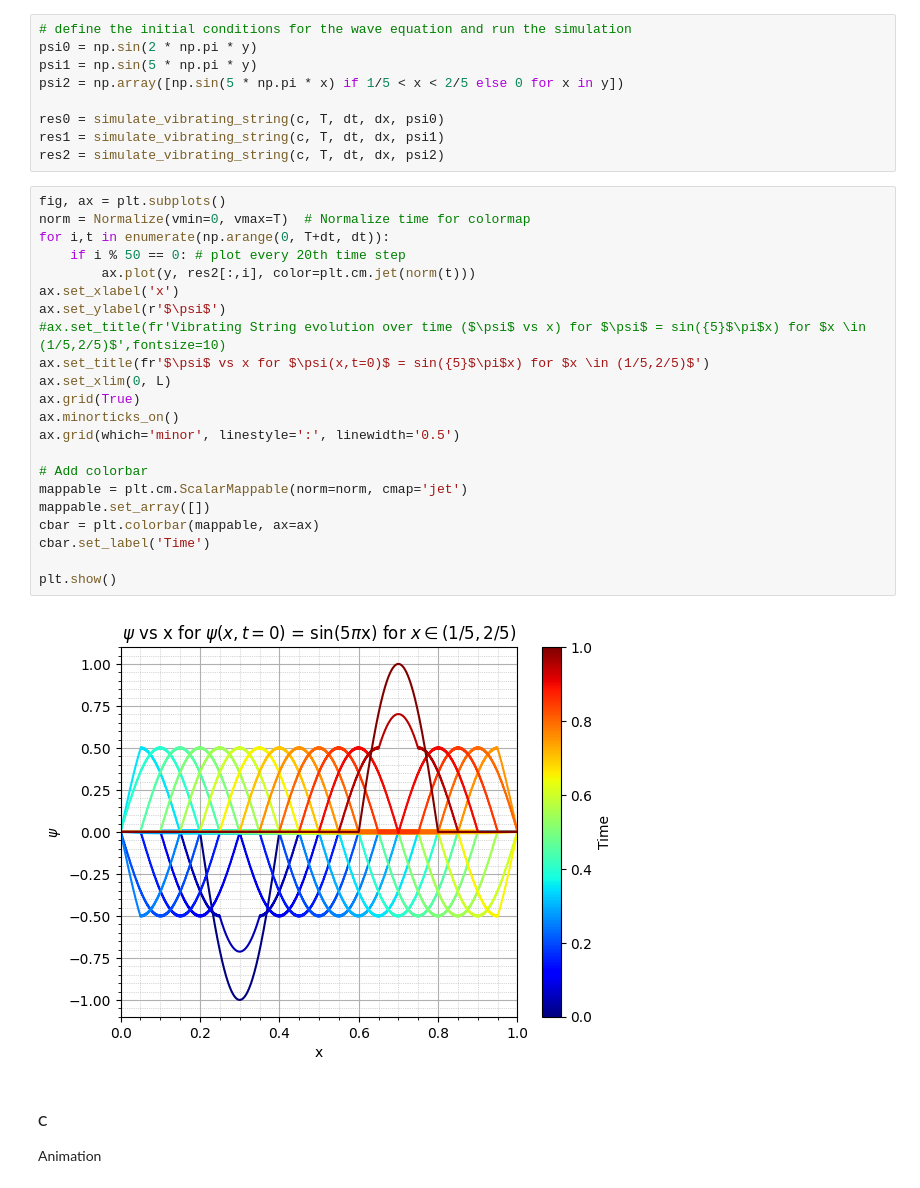
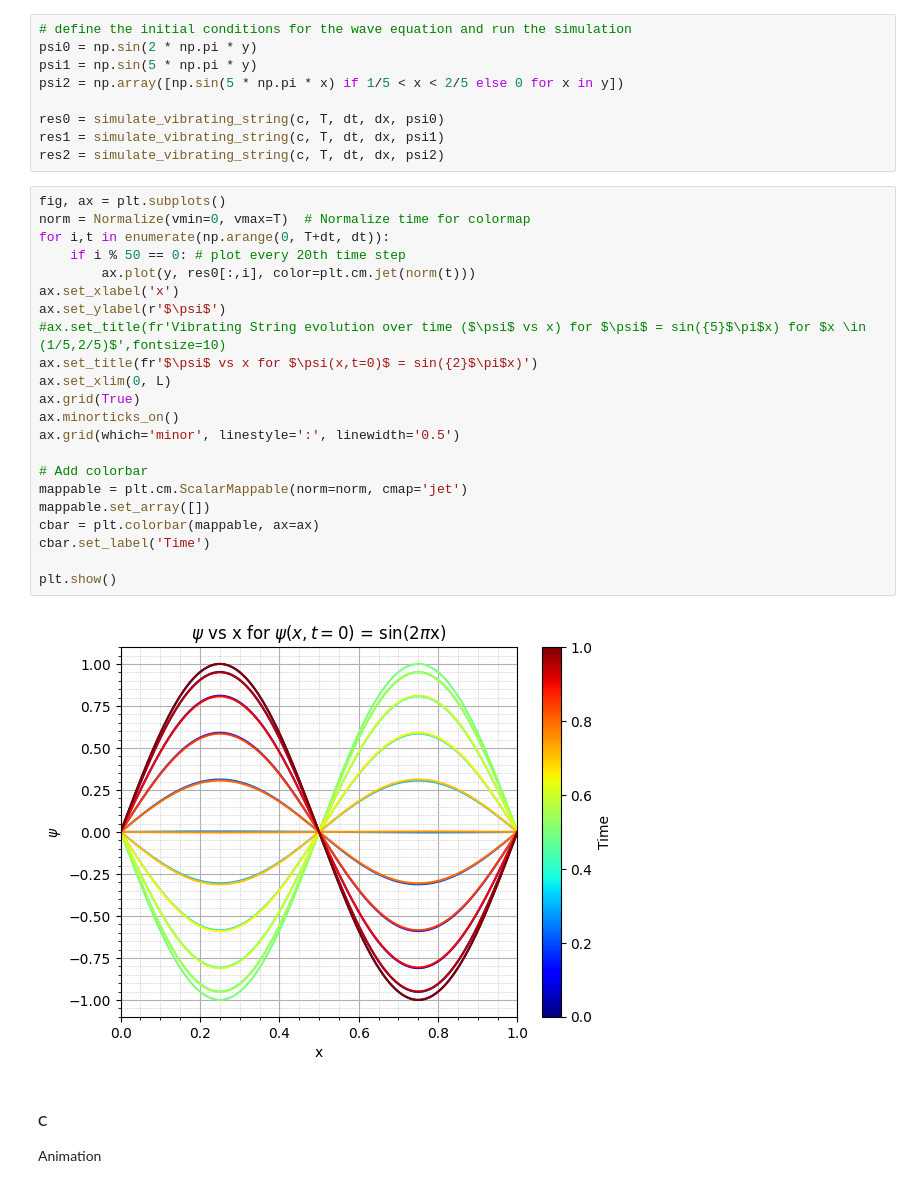
Before and after one commit to shreyaraghavendra/scientific-computing-group2, a Jupyter notebook: set1.ipynb, the cells around one changed output. Cells and saved outputs as stored; diff of their text form.

Commit message:
plots_updated

```diff
--- a/set1.ipynb
+++ b/set1.ipynb
@@ -87,27 +87,27 @@ res2 = simulate_vibrating_string(c, T, dt, dx, psi2)
 # %%
 fig, ax = plt.subplots()
 norm = Normalize(vmin=0, vmax=T)  # Normalize time for colormap
 for i,t in enumerate(np.arange(0, T+dt, dt)):
     if i % 50 == 0: # plot every 20th time step
-        ax.plot(y, res2[:,i], color=plt.cm.jet(norm(t)))
+        ax.plot(y, res0[:,i], color=plt.cm.jet(norm(t)))
 ax.set_xlabel('x')
 ax.set_ylabel(r'$\psi$')
 #ax.set_title(fr'Vibrating String evolution over time ($\psi$ vs x) for $\psi$ = sin({5}$\pi$x) for $x \in (1/5,2/5)$',fontsize=10)
-ax.set_title(fr'$\psi$ vs x for $\psi(x,t=0)$ = sin({5}$\pi$x) for $x \in (1/5,2/5)$')
+ax.set_title(fr'$\psi$ vs x for $\psi(x,t=0)$ = sin({2}$\pi$x)')
 ax.set_xlim(0, L)
 ax.grid(True)
 ax.minorticks_on()
 ax.grid(which='minor', linestyle=':', linewidth='0.5')
 
 # Add colorbar
 mappable = plt.cm.ScalarMappable(norm=norm, cmap='jet')
 mappable.set_array([])
 cbar = plt.colorbar(mappable, ax=ax)
 cbar.set_label('Time')
 
 plt.show()
 # %% [output]
-[figure, old version]
+[figure, new version]
 # %% [markdown]
 #### C
 Animation
```
Also changed, not shown: parts of 1 cell of this notebook.
